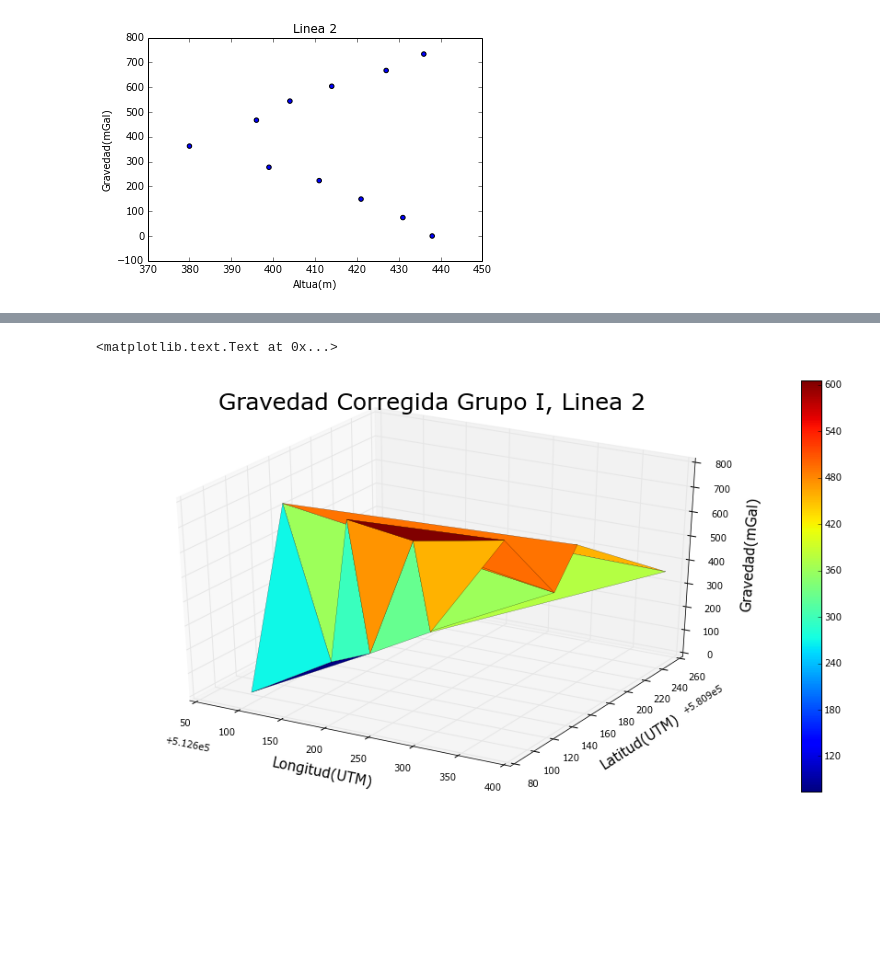
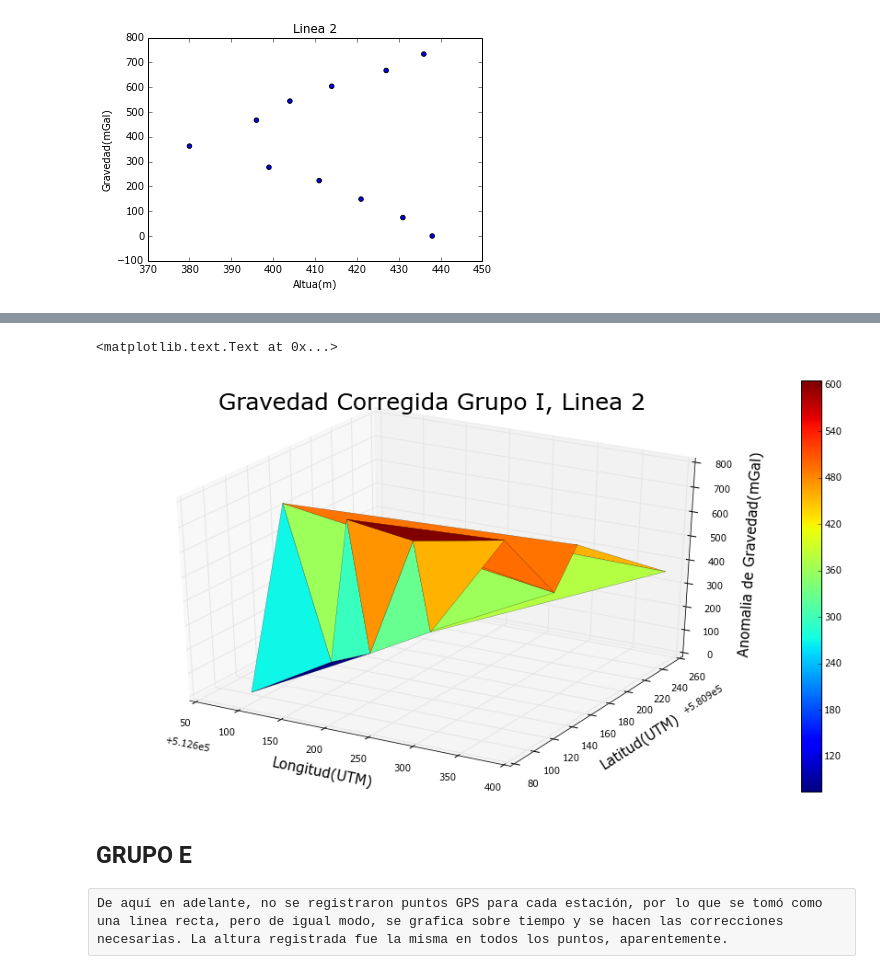
Before and after one commit to Doctus5/Geofisica, a Jupyter notebook: gravimetria/grav.ipynb, the cells around one changed output, grey strips where cells are left out. Drawn from its saved outputs; the diff is of its cells as text; code cells hidden in the pictures; blank space fills up the shorter version.

```diff
--- a/gravimetria/grav.ipynb
+++ b/gravimetria/grav.ipynb
@@ -104,12 +104,16 @@ ax.set_title(r'Gravedad Corregida Grupo I, Linea 2',fontsize=25)
 # %%
 fig = plt.figure(figsize=(16,8))
 ax = fig.gca(projection='3d')
 p=ax.plot_trisurf(xL2,yL2,gravL2, cmap=cm.jet, linewidth=0.2)
 c2 = fig.colorbar(p)
 ax.set_xlabel(r'Longitud(UTM)', fontsize=15)
 ax.set_ylabel(r'Latitud(UTM)', fontsize=15)
-ax.set_zlabel(r'Gravedad(mGal)', fontsize=15)
+ax.set_zlabel(r'Anomalia de Gravedad(mGal)', fontsize=15)
 ax.set_title(r'Gravedad Corregida Grupo I, Linea 2',fontsize=25)
 # %% [output]
 <matplotlib.text.Text at 0x...>
-[figure, old version]
+[figure, new version]
+# %% [markdown]
+## GRUPO E
+# %% [raw]
+De aquí en adelante, no se registraron puntos GPS para cada estación, por lo que se tomó como una linea recta, pero de igual modo, se grafica sobre tiempo y se hacen las correcciones necesarias. La altura registrada fue la misma en todos los puntos, aparentemente.
```
Also changed, not shown: parts of 21 cells of this notebook.
